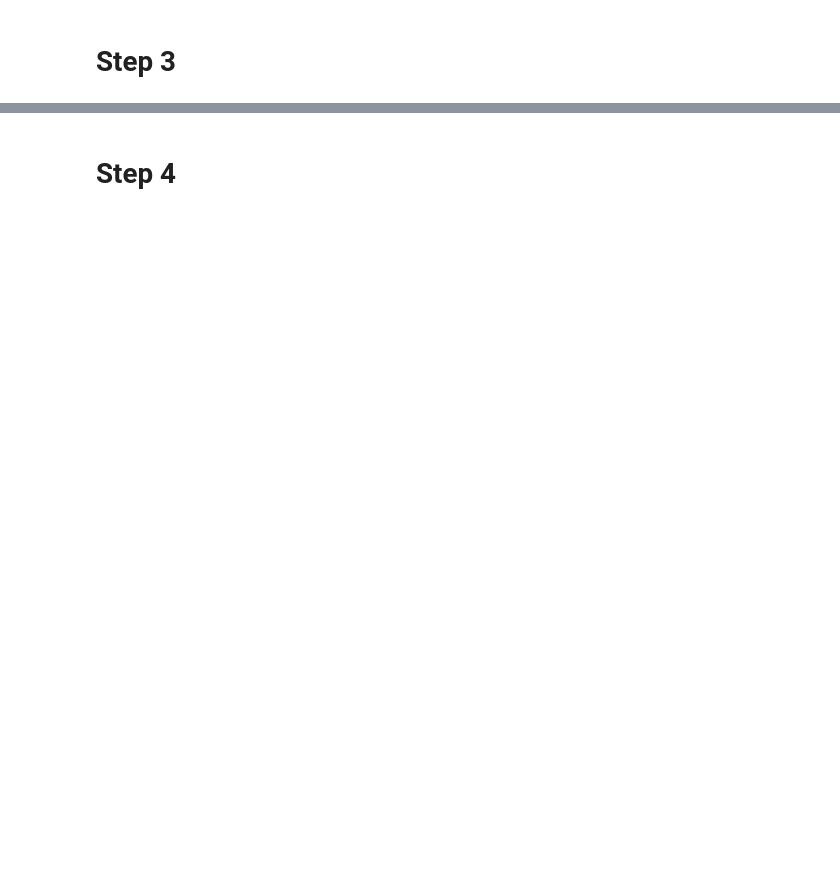
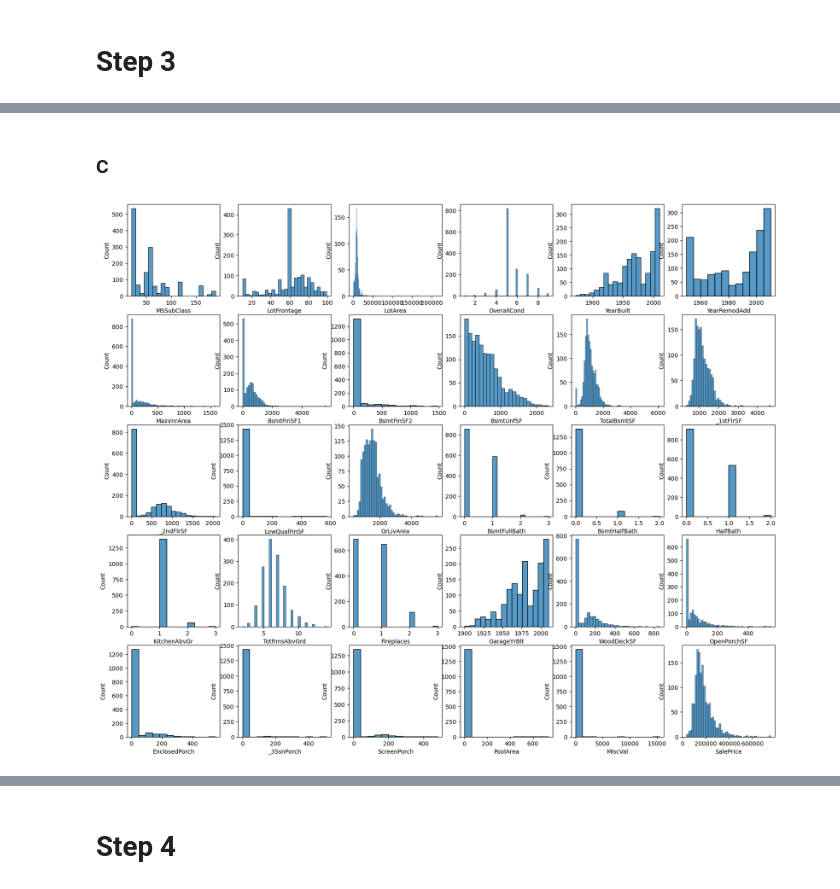
Before and after one commit to leonsilas/MS-STA6714_Final, a Jupyter notebook: Final_Silas.ipynb, the cells around one changed output, grey strips where cells are left out. Saved outputs shown, nothing was run; the diff lists cells and outputs as text; code cells hidden in the pictures; blank space fills up the shorter version.

```diff
--- a/Final_Silas.ipynb
+++ b/Final_Silas.ipynb
@@ -95,4 +96,0 @@ for label in cat_labels:
-# %%
-# simple mean imputation for numerical predictors
-for label in num_labels:
-    df[label] = df[label].fillna(df[label].mean())
@@ -98,0 +108,4 @@ for label in num_labels:
+# %%
+# fill all num
+imputer = SimpleImputer(strategy='mean')
+df[num_labels] = imputer.fit_transform(df[num_labels])
@@ -98,0 +128,31 @@ for label in num_labels:
+# %% [markdown]
+### C
+# %%
+# selecting skewed columns
+skew_labels = []
+pos_skew_labels = []
+neg_skew_labels = []
+for label in num_labels:
+    if "_missing" in label:
+        continue
+    if df[label].skew() > 0.5 or df[label].skew() < -0.5:
+        skew_labels.append(label)
+        if df[label].skew() > 0.5:
+            pos_skew_labels.append(label)
+        else:
+            neg_skew_labels.append(label)
+# %%
+# transform skewed columns
+for label in num_labels:
+    if label in pos_skew_labels:
+        df[label + "_transformed"] = np.log1p(df[label])
+    elif label in neg_skew_labels:
+        df[label + "_transformed"] = np.power(df[label], 2)
+# %%
+# analyze skew transformation
+fig = plt.figure(figsize=(20, 20))
+for i in range(len(skew_labels)):
+    ax = fig.add_subplot(6, 6, i+1)
+    sns.histplot(df[skew_labels[i]], ax=ax)
+# %% [output]
+[figure, added]
```
Also changed, not shown: parts of 25 cells of this notebook, 2 other files.
